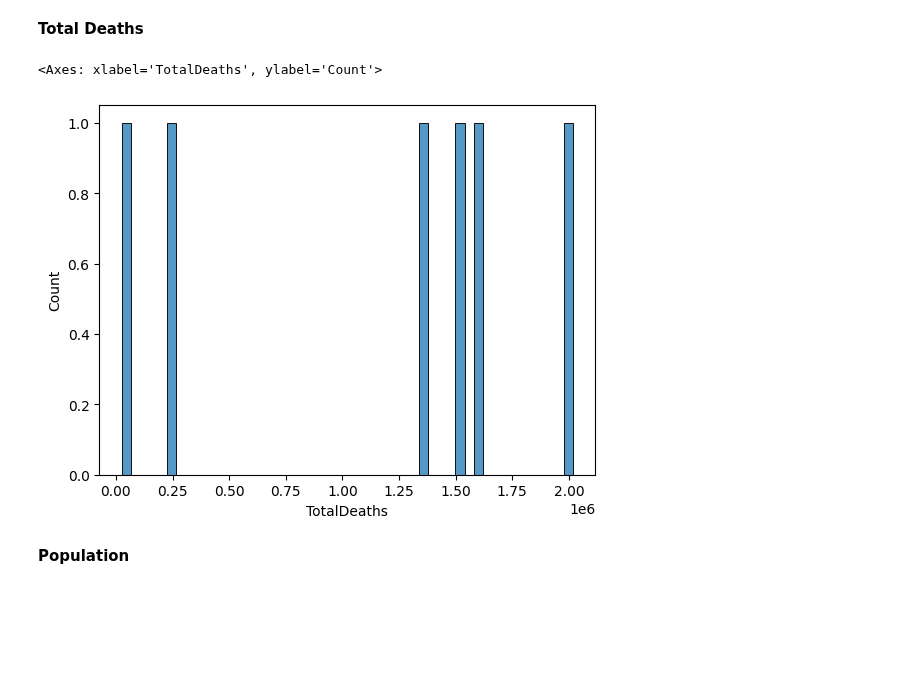
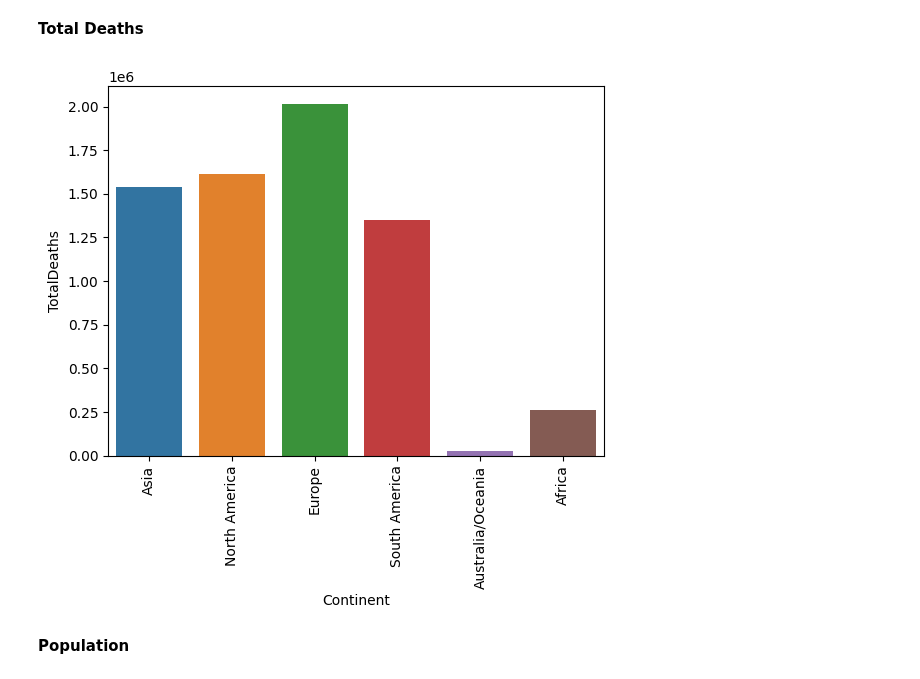
Before and after one commit to daongochoa2002/Lab1-Data-Visualization, a Jupyter notebook: Coronavirus Analysis.ipynb, the cells around one changed output. Saved outputs shown, nothing was run; the diff lists cells and outputs as text; code cells hidden in the pictures; blank space fills up the shorter version.

```diff
--- a/Coronavirus Analysis.ipynb
+++ b/Coronavirus Analysis.ipynb
@@ -521,11 +530,12 @@ plt.show()
 # %%
 # TotalDeaths
 df['TotalDeaths']=df['TotalDeaths'].fillna(0)
-# plot
-sns.histplot(data=df, x="TotalDeaths",bins=50)
+# bar plot
+sns.barplot(x=df['Continent'], y=df['TotalDeaths'])
+plt.xticks(rotation=90)
+plt.show()
 # %% [output]
-<Axes: xlabel='TotalDeaths', ylabel='Count'>
-[figure, old version]
+[figure, new version]
 # %% [markdown]
 **Population**
 # %%
```
Also changed, not shown: parts of 10 cells of this notebook.
